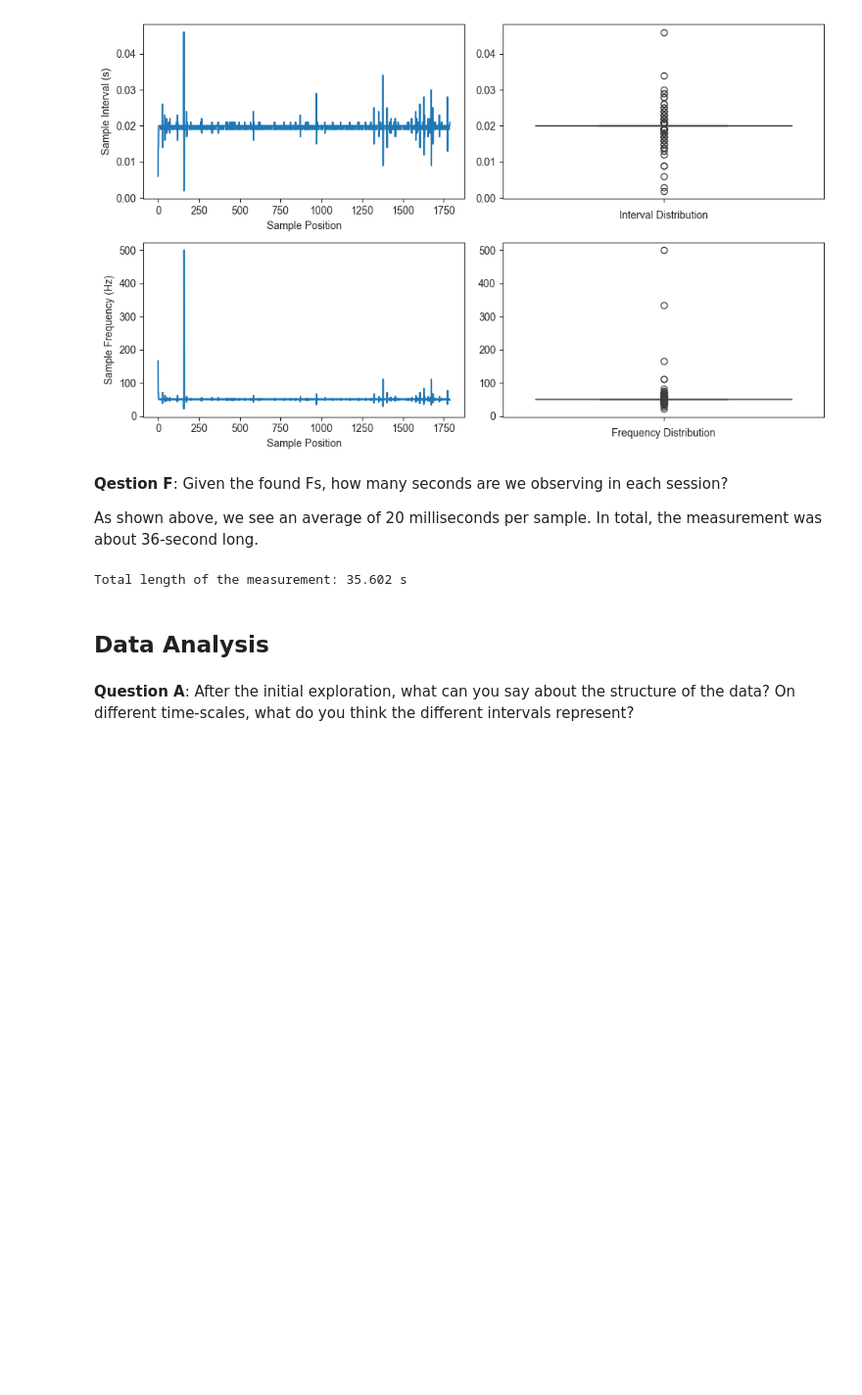
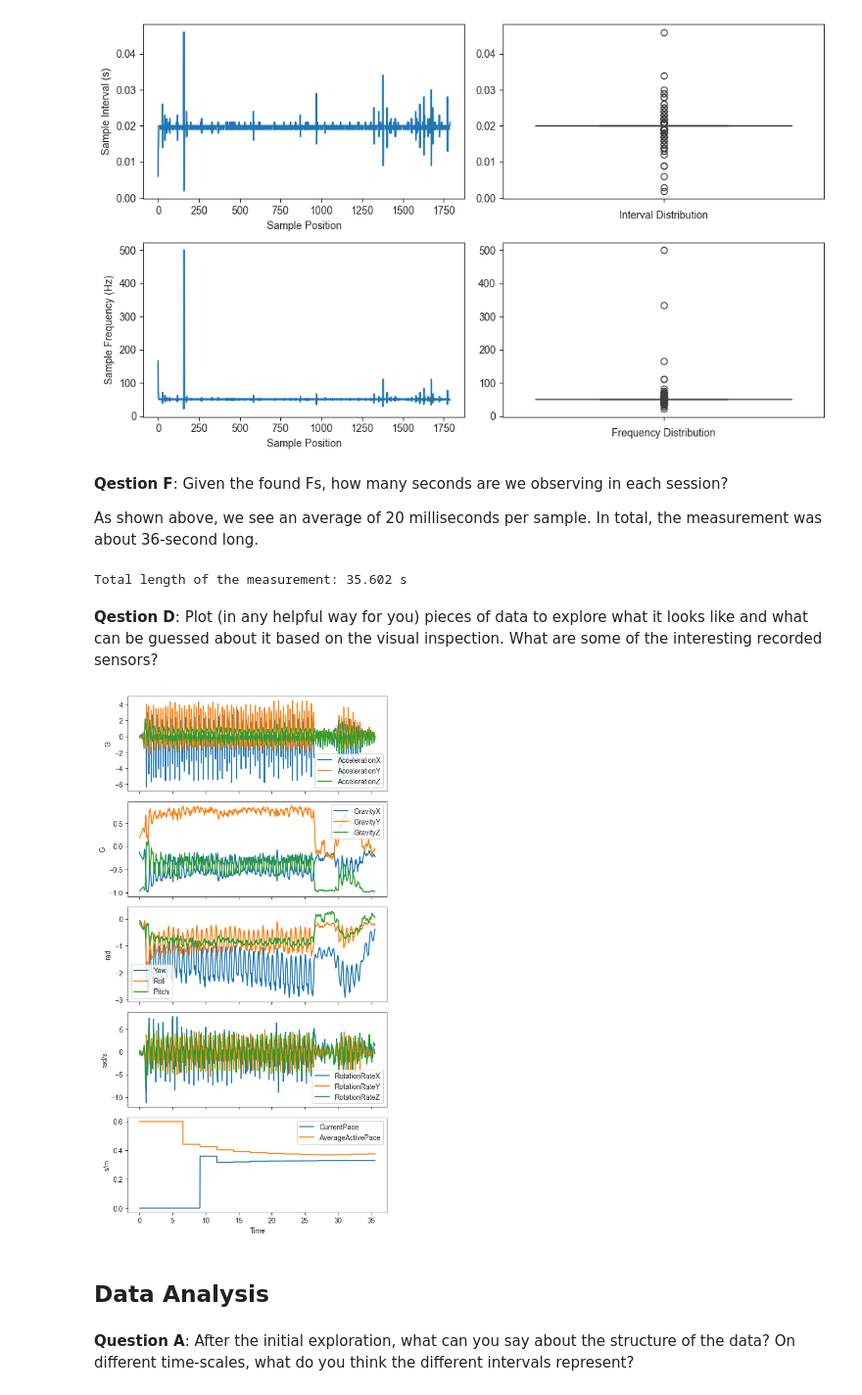
Before and after one commit to RiboRings/WatchAccelerometer, a Jupyter notebook: report.ipynb, the cells around one changed output. Shown at 98% size. Cells and saved outputs as stored; diff of their text form; code cells hidden in the pictures; blank space fills up the shorter version.

```diff
--- a/report.ipynb
+++ b/report.ipynb
@@ -136,6 +135,34 @@ mes_len = mes_len.seconds + mes_len.microseconds / 1e6
 print(f"Total length of the measurement: {mes_len} s")
 # %% [output]
 Total length of the measurement: 35.602 s
+# %% [markdown]
+**Qestion D**: Plot (in any helpful way for you) pieces of data to explore what it looks like and what can be guessed about it based on the visual inspection. What are some of the interesting recorded sensors?
+# %%
+def plot_combinations(df, ylist, ax):
+
+    for y in ylist:
+        ylab = re.sub("(motion|pedometer)(User)?(.+)\(.+\)", "\\3", y)
+        sns.lineplot(df, x="Time", y=y, ax=ax, label=ylab)
+
+    ax.legend()
+    ax.set_ylabel(re.sub(".+\((.+)\)", "\\1", ylist[0]))
+
+plot_num = 5
+fig, axes = plt.subplots(plot_num, sharex=True)
+
+fig.set_figheight(2.2 * plot_num)
+fig.set_figwidth(6)
+sns.set_style("ticks")
+
+plot_combinations(df1, ["motionUserAccelerationX(G)", "motionUserAccelerationY(G)", "motionUserAccelerationZ(G)"], ax=axes[0])
+plot_combinations(df1, ["motionGravityX(G)", "motionGravityY(G)", "motionGravityZ(G)"], ax=axes[1])
+plot_combinations(df1, ["motionYaw(rad)", "motionRoll(rad)", "motionPitch(rad)"], ax=axes[2])
+plot_combinations(df1, ["motionRotationRateX(rad/s)", "motionRotationRateY(rad/s)", "motionRotationRateZ(rad/s)"], ax=axes[3])
+plot_combinations(df1, ["pedometerCurrentPace(s/m)", "pedometerAverageActivePace(s/m)"], ax=axes[4])
+
+plt.tight_layout()
+# %% [output]
+[figure, added]
 # %% [markdown]
 ## Data Analysis
 # %% [markdown]
```
Also changed, not shown: parts of 3 cells of this notebook.
